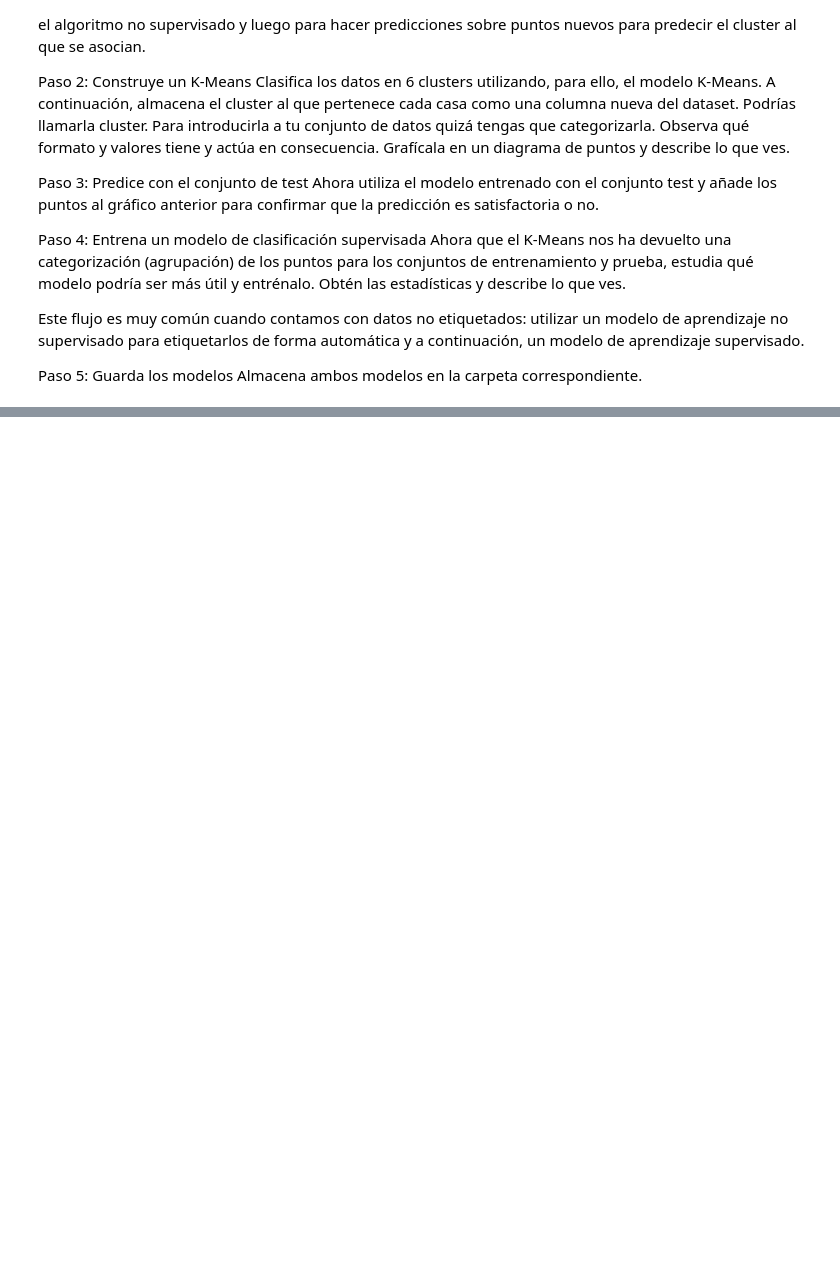
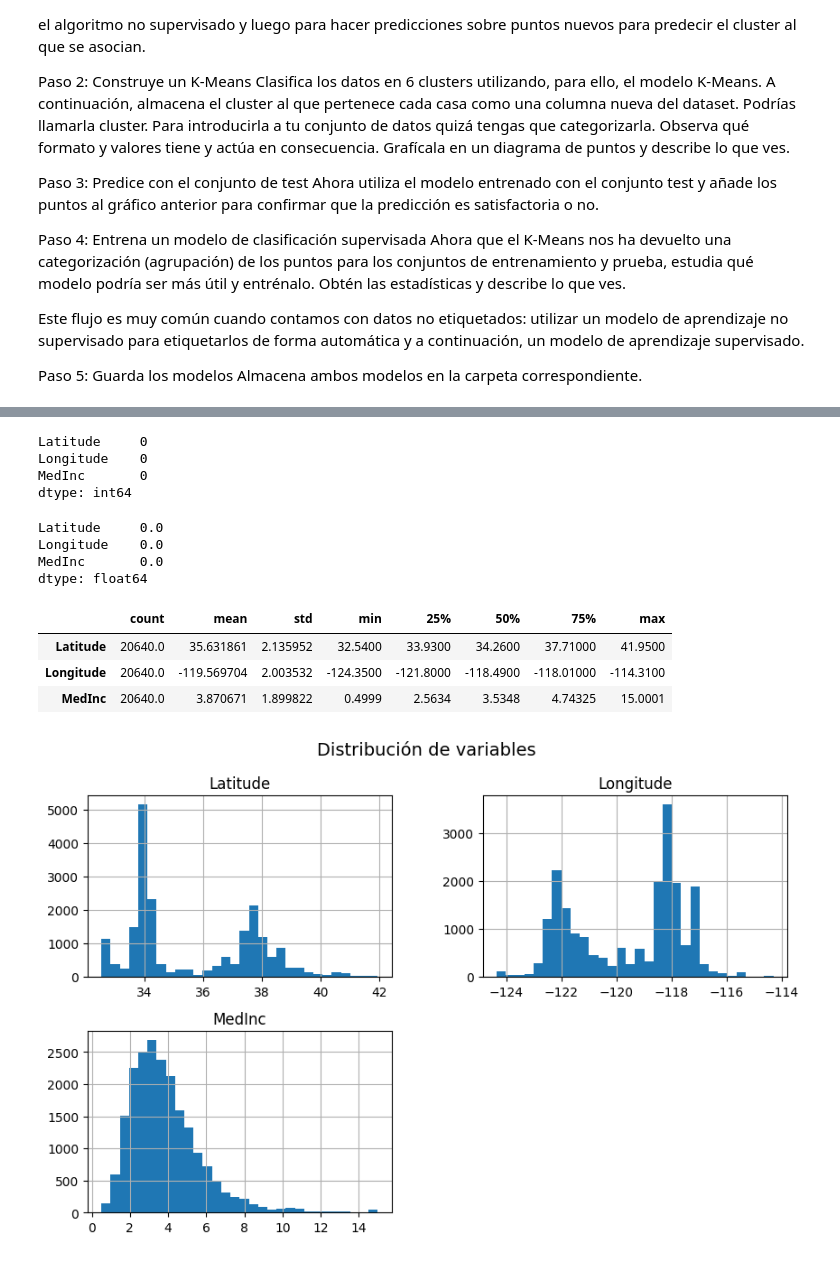
Before and after one commit to natbp/natbp_intro_ML, a Jupyter notebook: src/09-k-means-housing.ipynb, the cells around one changed output, grey strips where cells are left out. Cells and saved outputs as stored; diff of their text form; code cells hidden in the pictures; blank space fills up the shorter version.

Commit message:
housing terminado

```diff
--- a/src/09-k-means-housing.ipynb
+++ b/src/09-k-means-housing.ipynb
@@ -25,0 +145,4 @@ Almacena ambos modelos en la carpeta correspondiente.
+# %%
+df = pd.read_csv("../data/raw/housing.csv")
+# %%
+df = df[["Latitude", "Longitude", "MedInc"]]
@@ -25,0 +162,27 @@ Almacena ambos modelos en la carpeta correspondiente.
+# %%
+df.isnull().sum()
+# %% [output]
+Latitude     0
+Longitude    0
+MedInc       0
+dtype: int64
+# %%
+(df.isnull().mean()*100).round(2)
+# %% [output]
+Latitude     0.0
+Longitude    0.0
+MedInc       0.0
+dtype: float64
+# %%
+df.describe().T
+# %% [output]
+|  | count | mean | std | min | 25% | 50% | 75% | max |
+| Latitude | 20640.0 | 35.631861 | 2.135952 | 32.5400 | 33.9300 | 34.2600 | 37.71000 | 41.9500 |
+| Longitude | 20640.0 | -119.569704 | 2.003532 | -124.3500 | -121.8000 | -118.4900 | -118.01000 | -114.3100 |
+| MedInc | 20640.0 | 3.870671 | 1.899822 | 0.4999 | 2.5634 | 3.5348 | 4.74325 | 15.0001 |
+# %%
+df.hist(figsize=(10,6), bins=30)
+plt.suptitle("Distribución de variables", fontsize=14)
+plt.show()
+# %% [output]
+[figure, added]
```
Also changed, not shown: parts of 57 cells of this notebook, 3 other files.
